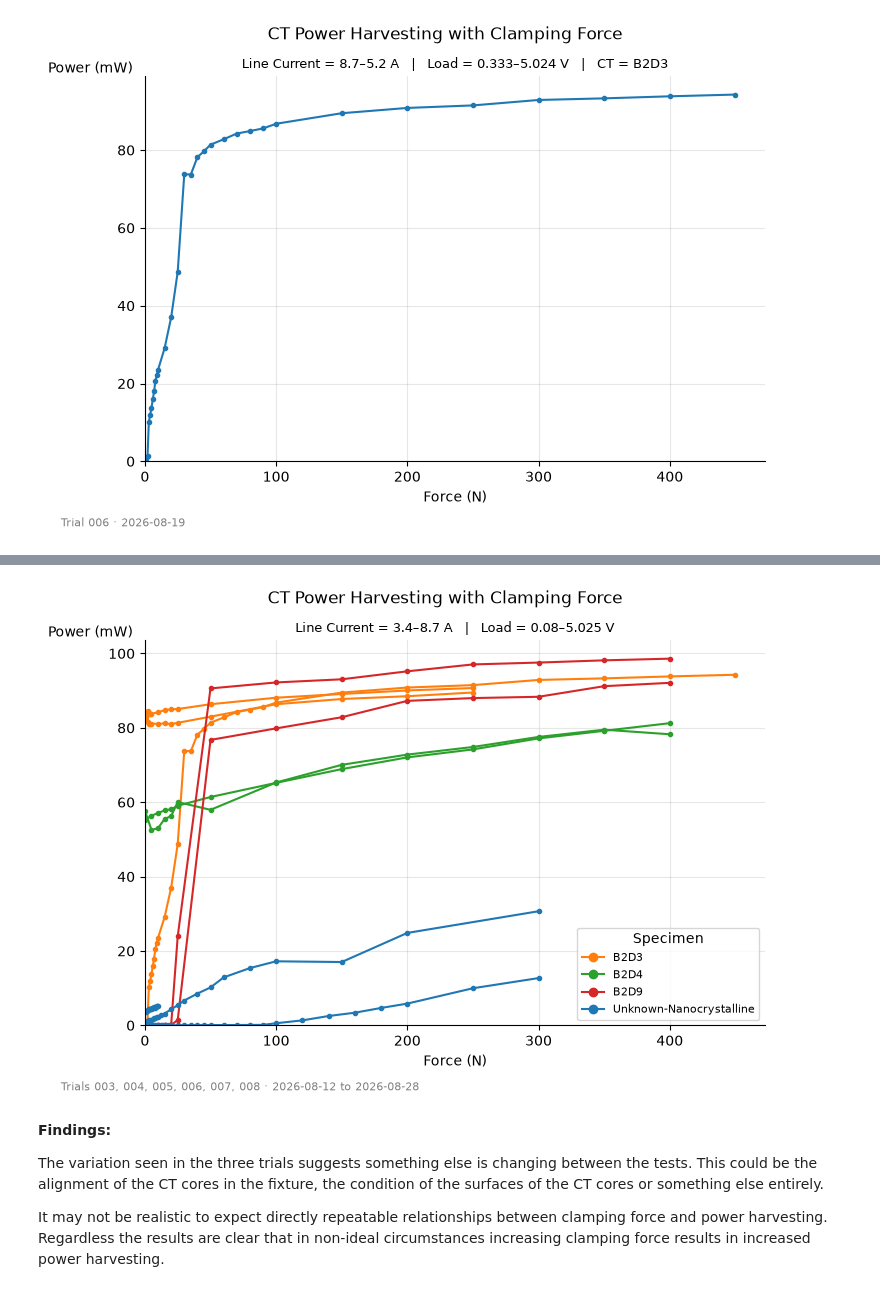
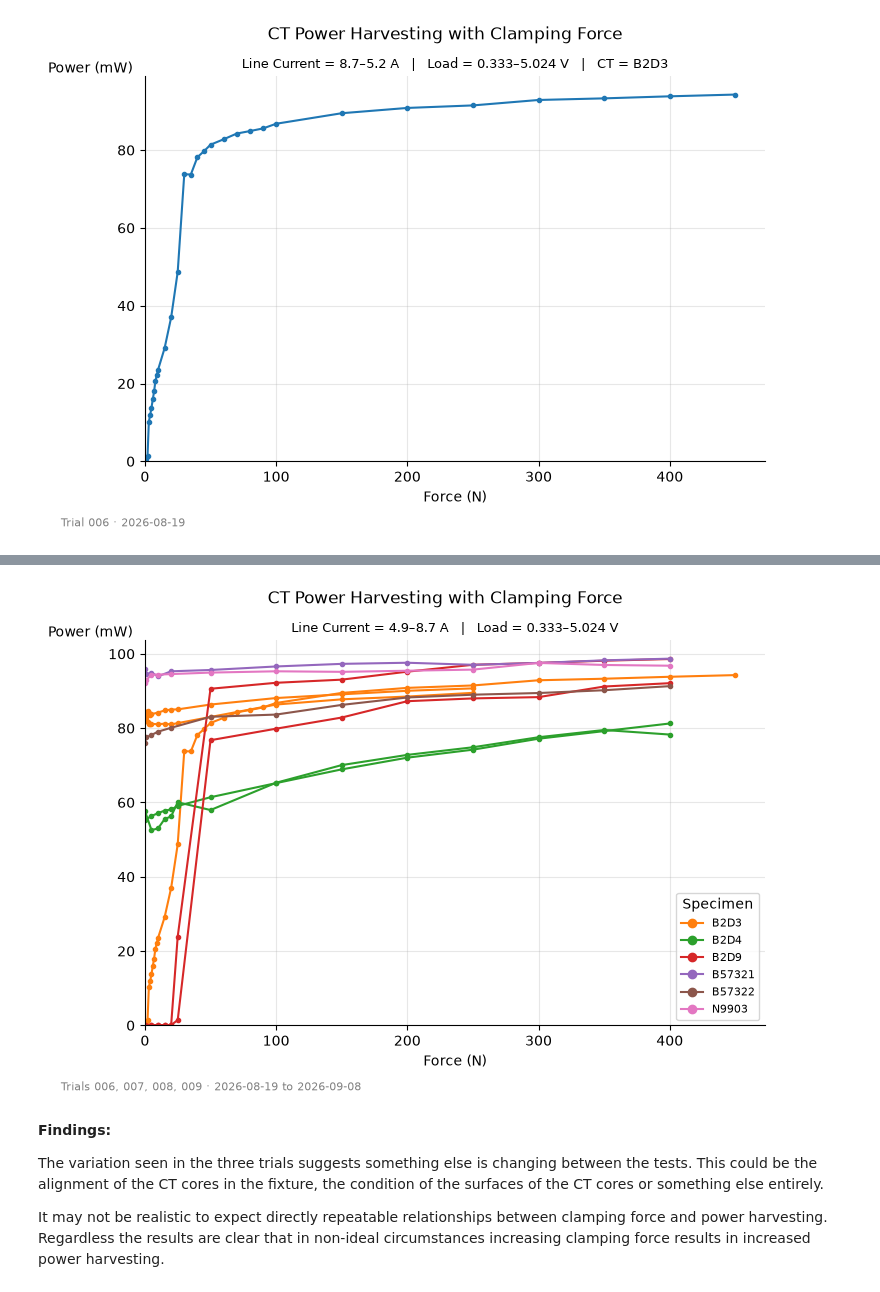
Before and after one commit to stephengilbert1/current-transformer-analysis, a Jupyter notebook: notebooks/01-force-vs-power.ipynb, the cells around one changed output, grey strips where cells are left out. Cells and saved outputs as stored; diff of their text form; code cells hidden in the pictures.

```diff
--- a/notebooks/01-force-vs-power.ipynb
+++ b/notebooks/01-force-vs-power.ipynb
@@ -147,10 +191,10 @@ plt.show()
 # %%
-fig, ax = compare_sweeps(["003", "004", "005","006", "007", "008"])
+fig, ax = compare_sweeps(["006", "007", "008", "009"])
 fig.suptitle("CT Power Harvesting with Clamping Force")
 fig.savefig("../figures/compare_003_008_full.png", dpi=300, bbox_inches="tight")
 plt.show()
 # %% [output]
-[figure, old version]
+[figure, new version]
 # %% [markdown]
 **Findings:**
 
```
Also changed, not shown: parts of 7 cells of this notebook, 8 other files.
